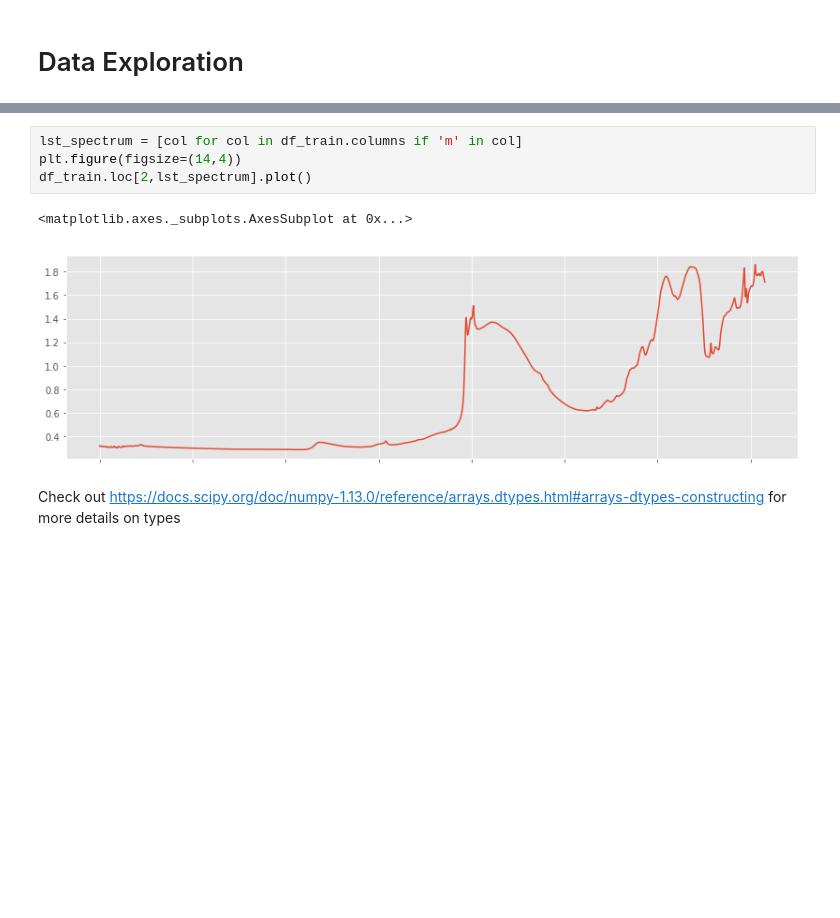
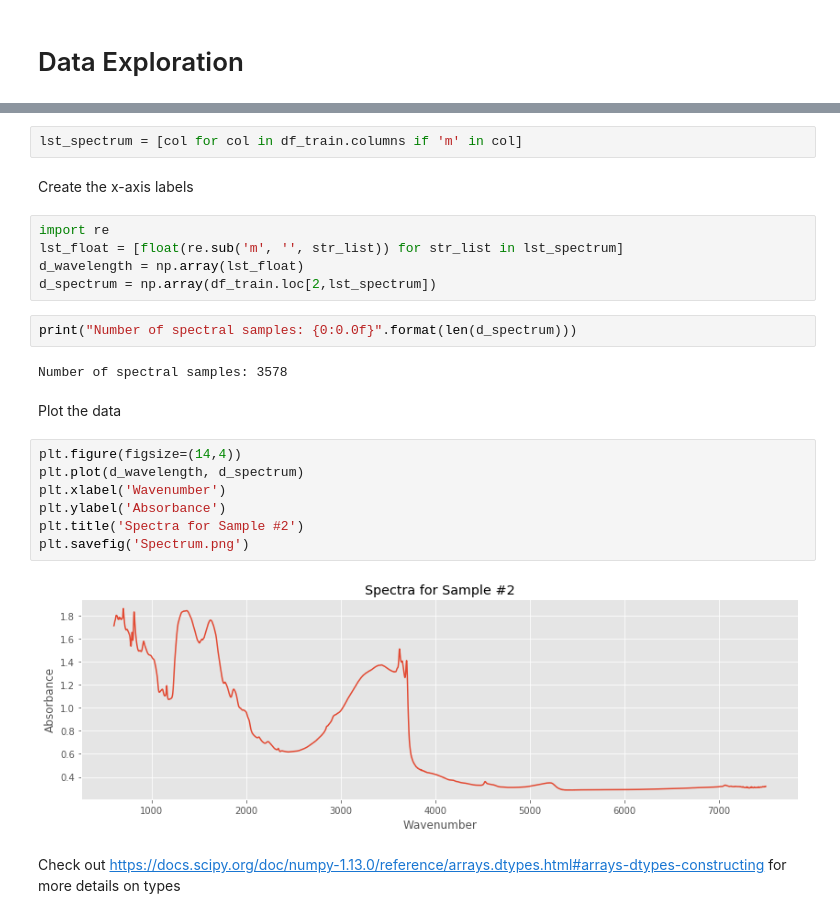
Before and after one commit to MoreCoffee12/SpectrumML, a Jupyter notebook: spectrum_africa.ipynb, the cells around one changed output, grey strips where cells are left out. Saved outputs shown, nothing was run; the diff lists cells and outputs as text; blank space fills up the shorter version.

Commit message:
Images added

```diff
--- a/spectrum_africa.ipynb
+++ b/spectrum_africa.ipynb
@@ -51,10 +61,27 @@ df_train.head()
 # %%
 lst_spectrum = [col for col in df_train.columns if 'm' in col]
-plt.figure(figsize=(14,4))
-df_train.loc[2,lst_spectrum].plot()
-# %% [output]
-<matplotlib.axes._subplots.AxesSubplot at 0x...>
-[figure, removed]
+# %% [markdown]
+Create the x-axis labels
+# %%
+import re
+lst_float = [float(re.sub('m', '', str_list)) for str_list in lst_spectrum]
+d_wavelength = np.array(lst_float)
+d_spectrum = np.array(df_train.loc[2,lst_spectrum])
+# %%
+print("Number of spectral samples: {0:0.0f}".format(len(d_spectrum)))
+# %% [output]
+Number of spectral samples: 3578
+# %% [markdown]
+Plot the data
+# %%
+plt.figure(figsize=(14,4))
+plt.plot(d_wavelength, d_spectrum)
+plt.xlabel('Wavenumber')
+plt.ylabel('Absorbance')
+plt.title('Spectra for Sample #2')
+plt.savefig('Spectrum.png')
+# %% [output]
+[figure, added]
 # %% [markdown]
 Check out https://docs.scipy.org/doc/numpy-1.13.0/reference/arrays.dtypes.html#arrays-dtypes-constructing for more details on types
 # %%
```
Also changed, not shown: parts of 13 cells of this notebook, 3 other files.
